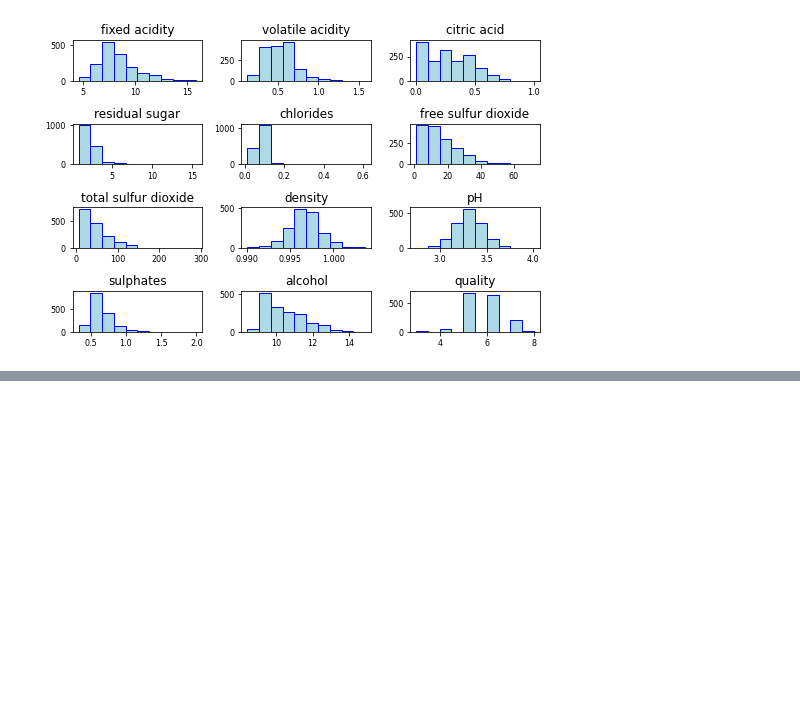
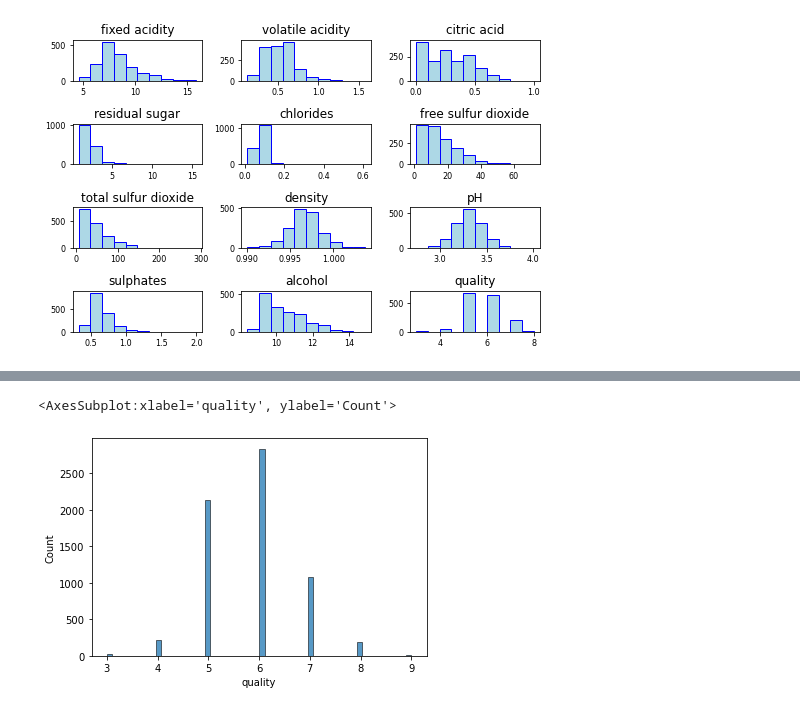
Before and after one commit to yao6899/ML100Days, a Jupyter notebook: homework/Day_022_HW.ipynb, the cells around one changed output, grey strips where cells are left out. Drawn from its saved outputs; the diff is of its cells as text; code cells hidden in the pictures; blank space fills up the shorter version.

```diff
--- a/homework/Day_022_HW.ipynb
+++ b/homework/Day_022_HW.ipynb
@@ -70,0 +73,5 @@ plt.tight_layout(rect=(0, 0, 1.2, 1.2))
+# %%
+df_red = pd.read_csv("winequality_red.csv")
+df_white = pd.read_csv("winequality_white.csv")
+# %%
+df_all=pd.concat([df_red,df_white],axis=0)
@@ -70,0 +103,8 @@ plt.tight_layout(rect=(0, 0, 1.2, 1.2))
+# %%
+# 重新命名特徵
+df_all.rename(columns={'fixed acidity': 'fixed_acidity','citric acid':'citric_acid',
+                       'volatile acidity':'volatile_acidity','residual sugar':'residual_sugar',
+                       'free sulfur dioxide':'free_sulfur_dioxide',
+                       'total sulfur dioxide':'total_sulfur_dioxide'}, inplace=True)
+# 檢查合併後的資料集
+df_all.head() #.head表示顯示5筆資料
@@ -70,0 +118,5 @@ plt.tight_layout(rect=(0, 0, 1.2, 1.2))
+# %%
+sns.histplot(df_all['quality'])
+# %% [output]
+<AxesSubplot:xlabel='quality', ylabel='Count'>
+[figure, added]
```
Also changed, not shown: parts of 11 cells of this notebook.
